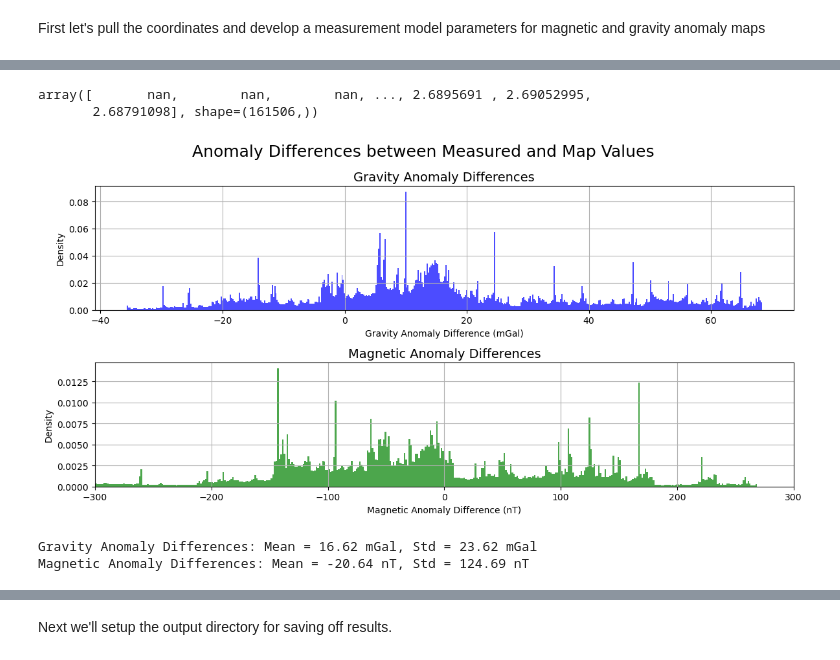
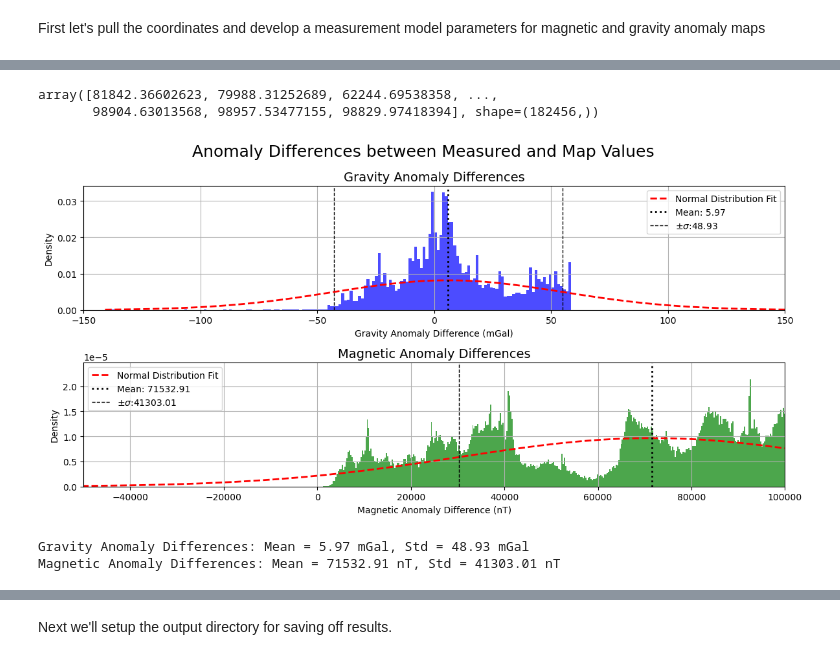
Before and after one commit to jbrodovsky/strapdown-rs, a Jupyter notebook: examples/geonav-sim/geonav-sim.ipynb, the cells around one changed output, grey strips where cells are left out. Saved outputs shown, nothing was run; the diff lists cells and outputs as text; code cells hidden in the pictures.

```diff
--- a/examples/geonav-sim/geonav-sim.ipynb
+++ b/examples/geonav-sim/geonav-sim.ipynb
@@ -153,3 +163,11 @@ mag *= 1e-3  # convert to nT
+# %%
+mag -= B0 / 1e-3  # convert B0 to micro T
+# %%
+mag *= 1000  # convert to nT
+mag
+# %% [output]
+array([81842.36602623, 79988.31252689, 62244.69538358, ...,
+       98904.63013568, 98957.53477155, 98829.97418394], shape=(182456,))
 # %%
 min_lat = coords[:, 0].min()
 max_lat = coords[:, 0].max()
@@ -169,10 +187,5 @@ lats = xr.DataArray(coords[:, 0])
 grav_anomalies = grav_map.interp(lon=lons, lat=lats).values
 mag_anomalies = mag_map.interp(lon=lons, lat=lats).values
 
-grav_diffs = grav - grav_anomalies
+grav_diffs = (grav - G0) * 1e3 - grav_anomalies
 mag_diffs = mag - mag_anomalies
-# %%
-mag_anomalies
-# %% [output]
-array([       nan,        nan,        nan, ..., 2.6895691 , 2.69052995,
-       2.68791098], shape=(161506,))
@@ -179,33 +197,60 @@ array([       nan,        nan,        nan, ..., 2.6895691 , 2.69052995,
+# %%
+# make normal distributions for gravity and magnetic measurements models
+from scipy.stats import norm
+
+gravity_dist = norm(loc=grav_mean, scale=grav_std)
+magnetic_dist = norm(loc=mag_mean, scale=mag_std)
 # %%
 fig, ax = plt.subplots(2, 1, figsize=(12, 6), layout="tight")
-ax[0].hist(grav_diffs, bins=500, density=True, alpha=0.7, color='blue')
-ax[0].set_xlabel('Gravity Anomaly Difference (mGal)')
-ax[0].set_ylabel('Density')
-ax[0].set_title('Gravity Anomaly Differences', fontsize=14)
+ax[0].hist(grav_diffs, bins=5000, density=True, alpha=0.7, color="blue")
+ax[0].plot(
+    np.linspace(grav_mean - 3 * grav_std, grav_mean + 3 * grav_std, 100),
+    gravity_dist.pdf(np.linspace(grav_mean - 3 * grav_std, grav_mean + 3 * grav_std, 100)),
+    color="red",
+    lw=2,
+    label="Normal Distribution Fit",
+    linestyle="--",
+)
+ax[0].axvline(grav_mean, color="black", lw=2, label=f"Mean: {grav_mean:.2f}", linestyle=":")
+ax[0].axvline(grav_mean + grav_std, color="black", lw=1, linestyle="--", label="$\\pm\\sigma$:" + f"{grav_std:.2f}")
+ax[0].axvline(grav_mean - grav_std, color="black", lw=1, linestyle="--")
+ax[0].set_xlim((-150, 150))
+ax[0].legend()
+ax[0].set_xlabel("Gravity Anomaly Difference (mGal)")
+ax[0].set_ylabel("Density")
+ax[0].set_title("Gravity Anomaly Differences", fontsize=14)
 ax[0].grid()
 
-ax[1].hist(mag_diffs, bins=500, density=True, alpha=0.7, color='green')
-ax[1].set_xlabel('Magnetic Anomaly Difference (nT)')
-ax[1].set_xlim((-300, 300))
-ax[1].set_ylabel('Density')
-ax[1].set_title('Magnetic Anomaly Differences', fontsize=14)
+ax[1].hist(mag_diffs, bins=5000, density=True, alpha=0.7, color="green")
+ax[1].plot(
+    np.linspace(mag_mean - 3 * mag_std, mag_mean + 3 * mag_std, 100),
+    magnetic_dist.pdf(np.linspace(mag_mean - 3 * mag_std, mag_mean + 3 * mag_std, 100)),
+    color="red",
+    lw=2,
+    label="Normal Distribution Fit",
+    linestyle="--",
+)
+ax[1].axvline(mag_mean, color="black", lw=2, label=f"Mean: {mag_mean:.2f}", linestyle=":")
+ax[1].axvline(mag_mean + mag_std, color="black", lw=1, linestyle="--", label="$\\pm\\sigma$:" + f"{mag_std:.2f}")
+ax[1].axvline(mag_mean - mag_std, color="black", lw=1, linestyle="--")
+ax[1].legend()
+
+ax[1].set_xlabel("Magnetic Anomaly Difference (nT)")
+ax[1].set_xlim((-50_000, 100_000))
+ax[1].set_ylabel("Density")
+ax[1].set_title("Magnetic Anomaly Differences", fontsize=14)
 ax[1].grid()
-fig.suptitle('Anomaly Differences between Measured and Map Values', fontsize=18)
+fig.suptitle("Anomaly Differences between Measured and Map Values", fontsize=18)
 fig.savefig("anomaly_differences.png", dpi=300)
 fig.show()
 # %% [output]
-[figure, old version]
+[figure, new version]
 # %%
-grav_mean = np.nanmean(grav_diffs)
-grav_std = np.nanstd(grav_diffs)
-mag_mean = np.nanmean(mag_diffs)
-mag_std = np.nanstd(mag_diffs)
-
 print(f"Gravity Anomaly Differences: Mean = {grav_mean:.2f} mGal, Std = {grav_std:.2f} mGal")
 print(f"Magnetic Anomaly Differences: Mean = {mag_mean:.2f} nT, Std = {mag_std:.2f} nT")
 # %% [output]
-Gravity Anomaly Differences: Mean = 16.62 mGal, Std = 23.62 mGal
-Magnetic Anomaly Differences: Mean = -20.64 nT, Std = 124.69 nT
+Gravity Anomaly Differences: Mean = 5.97 mGal, Std = 48.93 mGal
+Magnetic Anomaly Differences: Mean = 71532.91 nT, Std = 41303.01 nT
 # %%
 !pixi run cargo build --workspace --release
 # %% [output]
```
Also changed, not shown: parts of 40 cells of this notebook, 2 other files.
